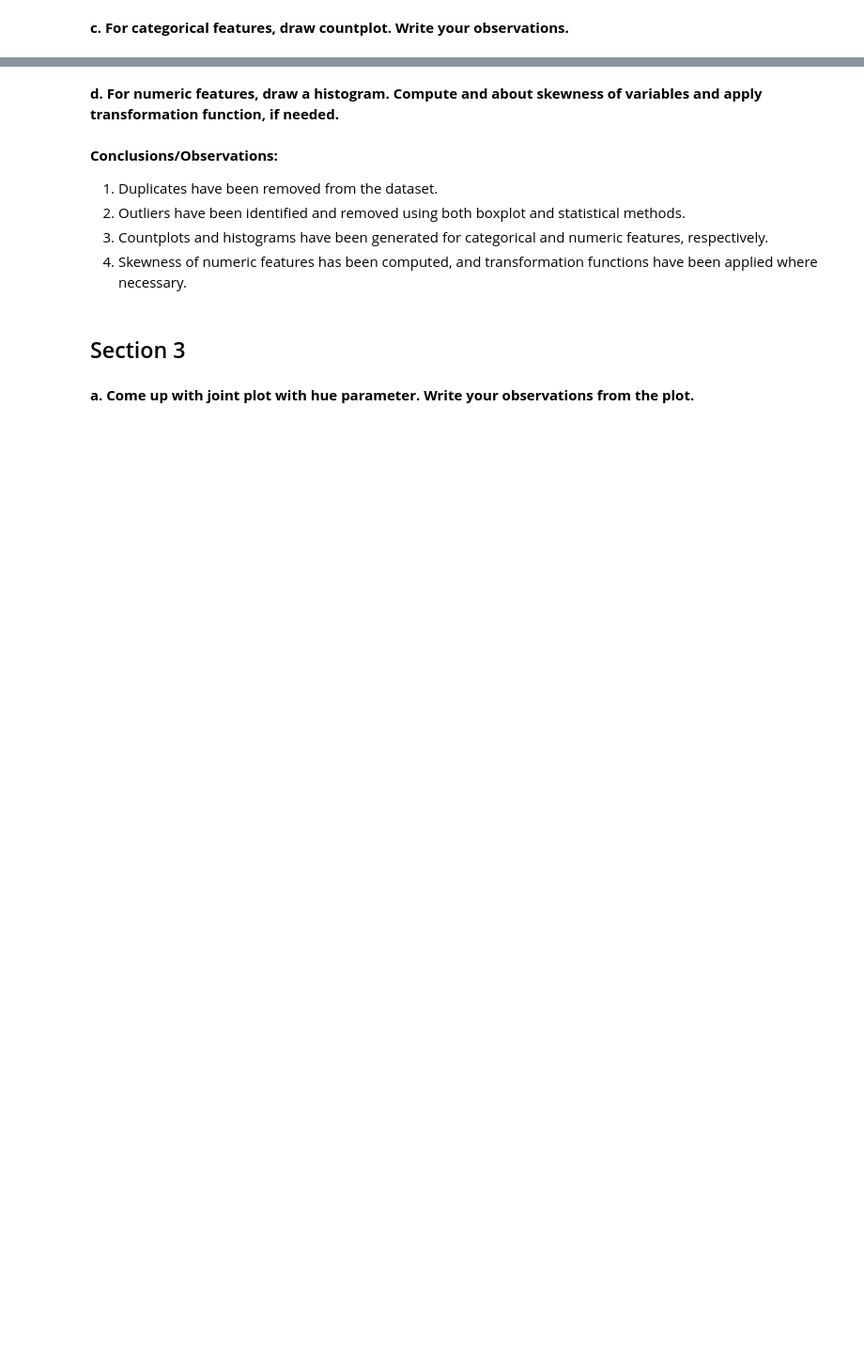
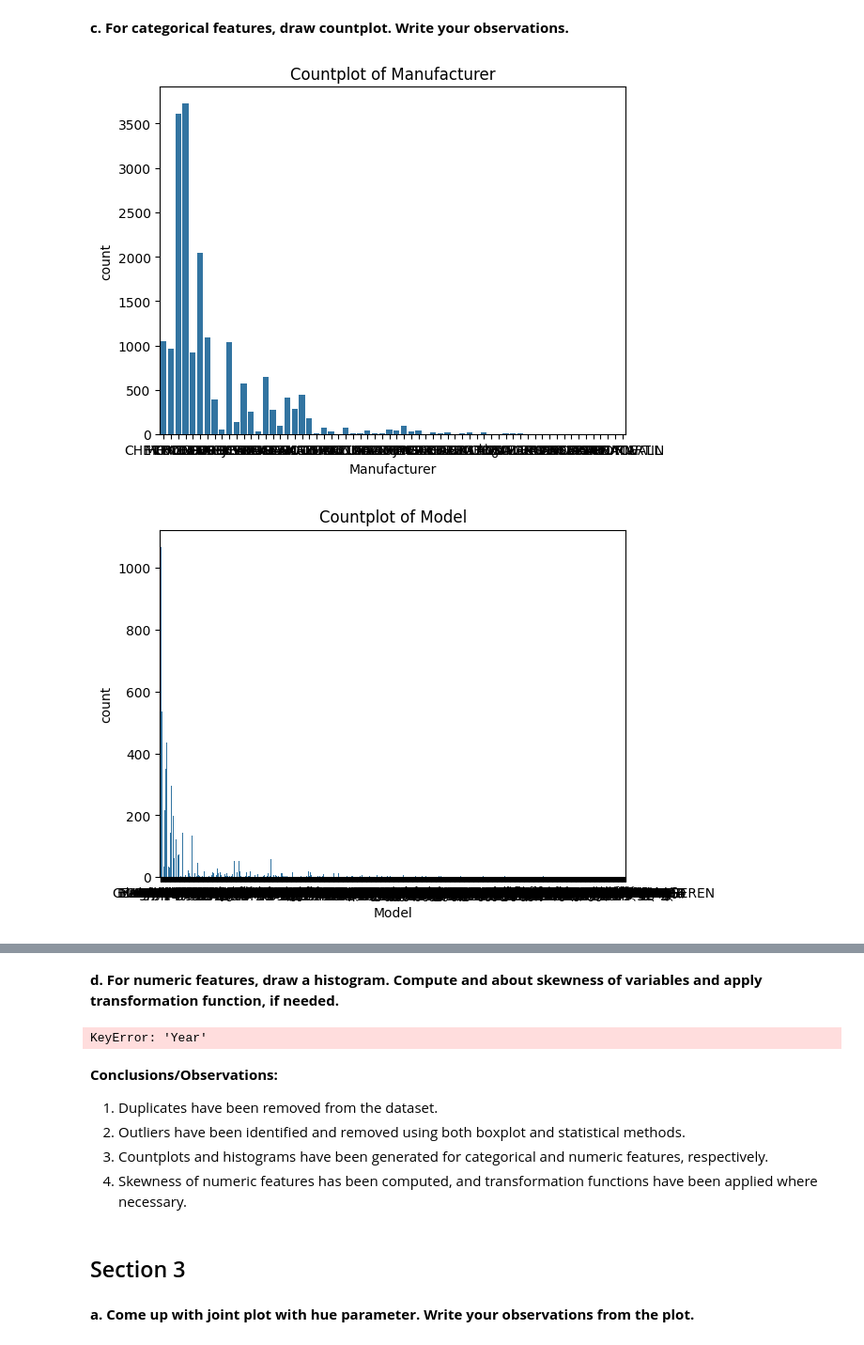
Before and after one commit to Thabhelo/car-price-prediction, a Jupyter notebook: car_price_analysis.ipynb, the cells around one changed output, grey strips where cells are left out. Shown: that part at 94% size. Cells and saved outputs as stored; diff of their text form; code cells hidden in the pictures; blank space fills up the shorter version.

```diff
--- a/car_price_analysis.ipynb
+++ b/car_price_analysis.ipynb
@@ -92,8 +149,14 @@ df = df[~outliers]
 **c. For categorical features, draw countplot. Write your observations.**
 # %%
 # Draw countplot for categorical features
-categorical_features = ['Category', 'Brand', 'Fuel_Type', 'Vehicle_Style']
+categorical_features = [
+    'Manufacturer', 'Model', 'Category', 'Leather interior',
+    'Fuel type', 'Gear box type', 'Drive wheels', 'Wheel', 'Color'
+]
 for feature in categorical_features:
     sns.countplot(x=feature, data=df)
     plt.title(f'Countplot of {feature}')
     plt.show()
+# %% [output]
+[figure, added]
+[figure, added]
@@ -101,7 +171,10 @@ for feature in categorical_features:
 **d. For numeric features, draw a histogram. Compute and about skewness of variables and apply transformation function, if needed.**
 # %%
 # Draw histogram for numeric features
-numeric_features = ['Year', 'Levy', 'Mileage', 'EngineV', 'Cylinders']
+numerical_features = [
+    'Price', 'Levy', 'Prod. year', 'Engine volume',
+    'Mileage', 'Cylinders', 'Airbags'
+]
 for feature in numeric_features:
     sns.histplot(df[feature], kde=True)
     plt.title(f'Histogram of {feature}')
@@ -114,6 +187,8 @@ print(skewness)
 # Apply transformation function (e.g., log transformation) if needed
 # For example, if 'Levy' is highly skewed:
 df['Levy'] = np.log1p(df['Levy'])
+# %% [output]
+KeyError: 'Year'
 # %% [markdown]
 **Conclusions/Observations:**
 1. Duplicates have been removed from the dataset.
```
Also changed, not shown: parts of 13 cells of this notebook.
